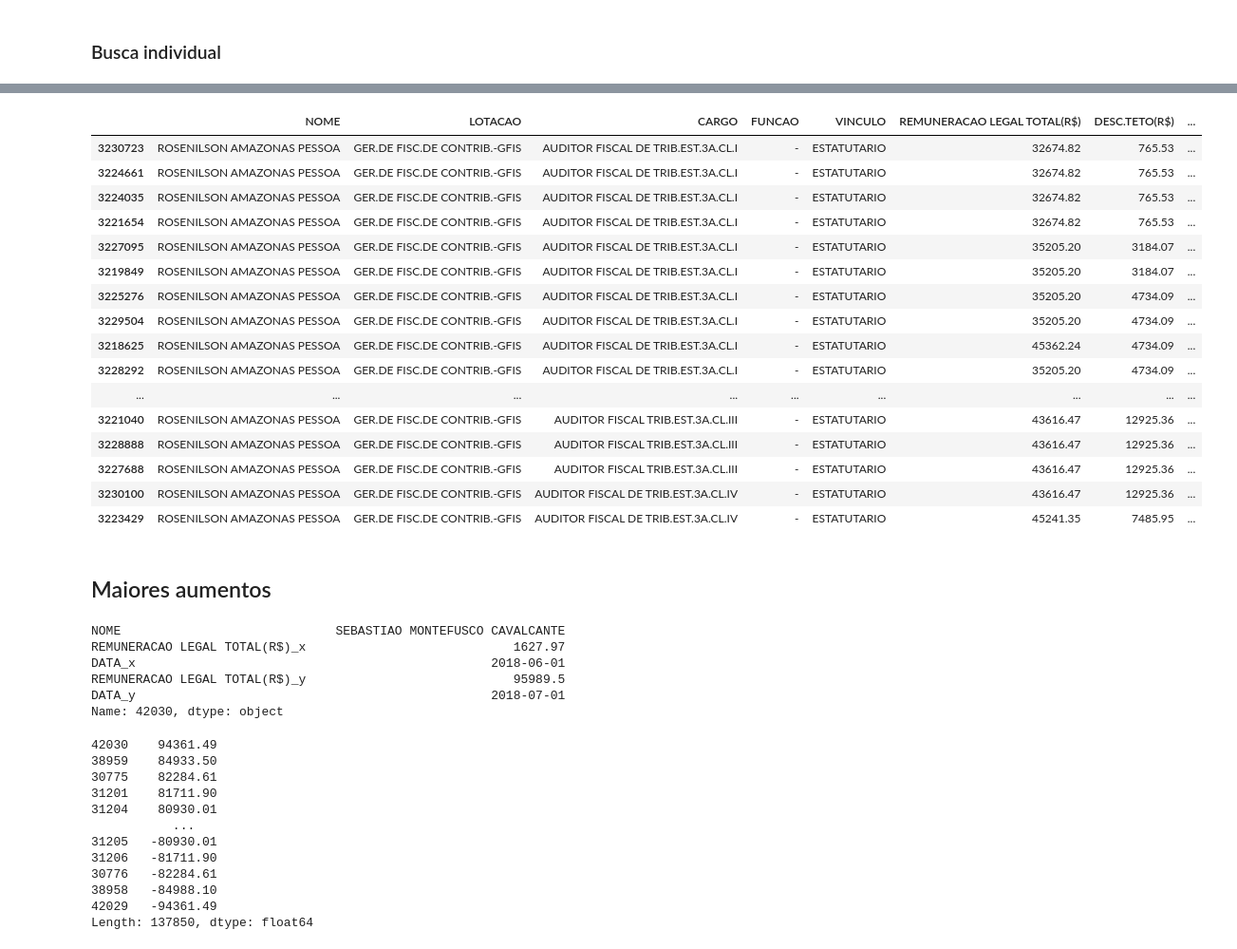
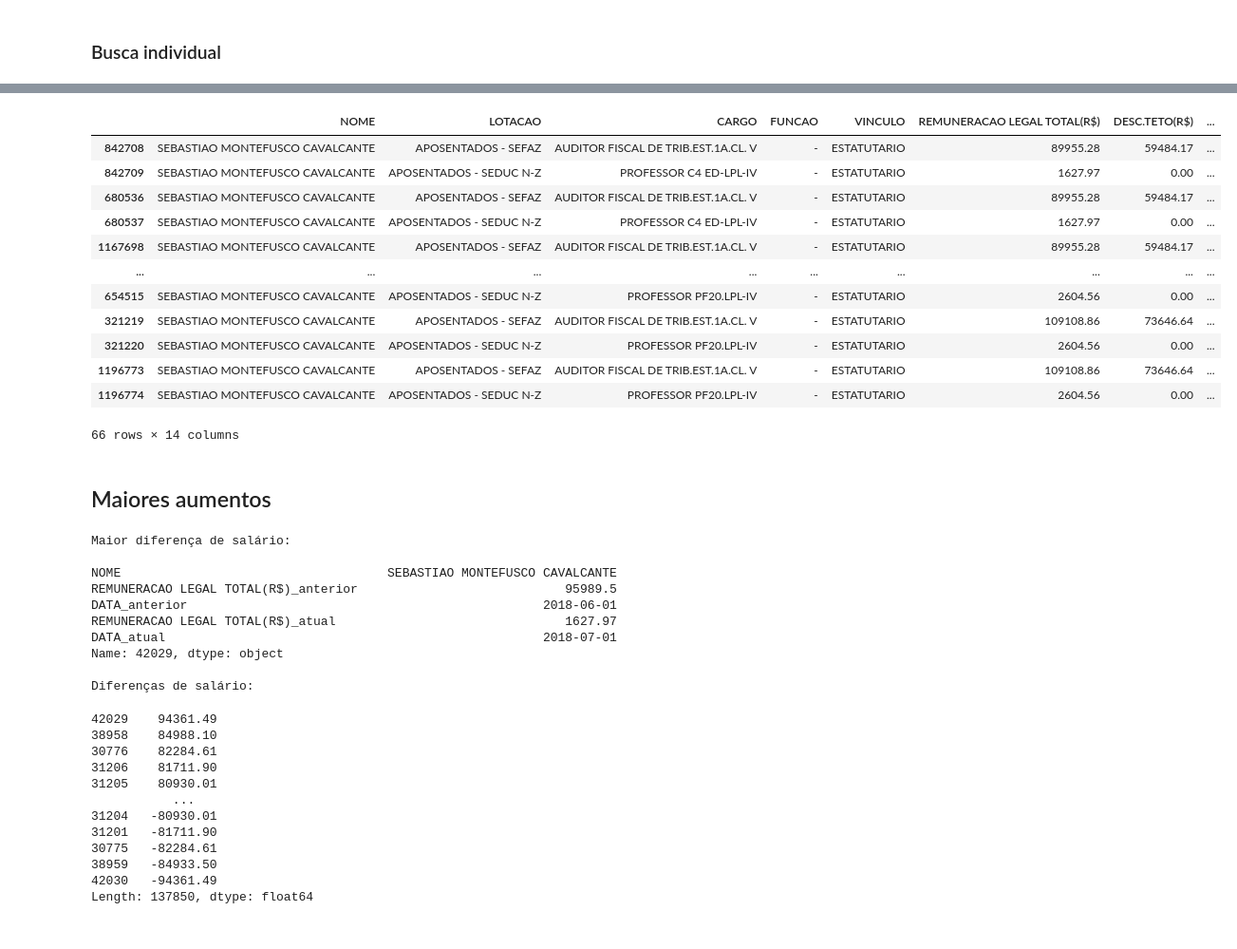
Before and after one commit to ViniPessoa8/PAIC, a Jupyter notebook: notebooks/plotagens.ipynb, the cells around one changed output, grey strips where cells are left out. Shown at 95% size. Saved outputs shown, nothing was run; the diff lists cells and outputs as text; code cells hidden in the pictures.

```diff
--- a/notebooks/plotagens.ipynb
+++ b/notebooks/plotagens.ipynb
@@ -256,10 +256,13 @@ Demissões:
 # %% [markdown]
 ### Busca individual
 # %%
-nome = 'ROSENILSON AMAZONAS PESSOA'
-busca = rem_serv.loc[(rem_serv.NOME == nome)].sort_values('DATA')
-fig = px.line(busca, title='Remuneração de '+nome+', 2018', y='REMUNERACAO LEGAL TOTAL(R$)', x='DATA', color='ORGAO')
-fig.show()
+nome      = 'SEBASTIAO MONTEFUSCO CAVALCANTE'
+busca     = rem_serv.loc[(rem_serv.NOME == nome)].sort_values('DATA')
+fig_org   = px.line(busca, title='Remuneração Legal Total de '+nome+' por Órgão e Data', y='REMUNERACAO LEGAL TOTAL(R$)', x='DATA', color='ORGAO')
+fig_cargo = px.line(busca, title='Remuneração Legal Total de '+nome+' por Cargo e Data', y='REMUNERACAO LEGAL TOTAL(R$)', x='DATA', color='CARGO')
+
+fig_org.show()
+fig_cargo.show()
 busca
 # %% [output]
 [interactive output not drawn]
@@ -266,20 +270,16 @@ busca
 |  | NOME | LOTACAO | CARGO | FUNCAO | VINCULO | REMUNERACAO LEGAL TOTAL(R$) | DESC.TETO(R$) | ... |
-| 3230723 | ROSENILSON AMAZONAS PESSOA | GER.DE FISC.DE CONTRIB.-GFIS | AUDITOR FISCAL DE TRIB.EST.3A.CL.I | - | ESTATUTARIO | 32674.82 | 765.53 | ... |
-| 3224661 | ROSENILSON AMAZONAS PESSOA | GER.DE FISC.DE CONTRIB.-GFIS | AUDITOR FISCAL DE TRIB.EST.3A.CL.I | - | ESTATUTARIO | 32674.82 | 765.53 | ... |
-| 3224035 | ROSENILSON AMAZONAS PESSOA | GER.DE FISC.DE CONTRIB.-GFIS | AUDITOR FISCAL DE TRIB.EST.3A.CL.I | - | ESTATUTARIO | 32674.82 | 765.53 | ... |
-| 3221654 | ROSENILSON AMAZONAS PESSOA | GER.DE FISC.DE CONTRIB.-GFIS | AUDITOR FISCAL DE TRIB.EST.3A.CL.I | - | ESTATUTARIO | 32674.82 | 765.53 | ... |
-| 3227095 | ROSENILSON AMAZONAS PESSOA | GER.DE FISC.DE CONTRIB.-GFIS | AUDITOR FISCAL DE TRIB.EST.3A.CL.I | - | ESTATUTARIO | 35205.20 | 3184.07 | ... |
-| 3219849 | ROSENILSON AMAZONAS PESSOA | GER.DE FISC.DE CONTRIB.-GFIS | AUDITOR FISCAL DE TRIB.EST.3A.CL.I | - | ESTATUTARIO | 35205.20 | 3184.07 | ... |
-| 3225276 | ROSENILSON AMAZONAS PESSOA | GER.DE FISC.DE CONTRIB.-GFIS | AUDITOR FISCAL DE TRIB.EST.3A.CL.I | - | ESTATUTARIO | 35205.20 | 4734.09 | ... |
-| 3229504 | ROSENILSON AMAZONAS PESSOA | GER.DE FISC.DE CONTRIB.-GFIS | AUDITOR FISCAL DE TRIB.EST.3A.CL.I | - | ESTATUTARIO | 35205.20 | 4734.09 | ... |
-| 3218625 | ROSENILSON AMAZONAS PESSOA | GER.DE FISC.DE CONTRIB.-GFIS | AUDITOR FISCAL DE TRIB.EST.3A.CL.I | - | ESTATUTARIO | 45362.24 | 4734.09 | ... |
-| 3228292 | ROSENILSON AMAZONAS PESSOA | GER.DE FISC.DE CONTRIB.-GFIS | AUDITOR FISCAL DE TRIB.EST.3A.CL.I | - | ESTATUTARIO | 35205.20 | 4734.09 | ... |
+| 842708 | SEBASTIAO MONTEFUSCO CAVALCANTE | APOSENTADOS - SEFAZ | AUDITOR FISCAL DE TRIB.EST.1A.CL. V | - | ESTATUTARIO | 89955.28 | 59484.17 | ... |
+| 842709 | SEBASTIAO MONTEFUSCO CAVALCANTE | APOSENTADOS - SEDUC N-Z | PROFESSOR C4 ED-LPL-IV | - | ESTATUTARIO | 1627.97 | 0.00 | ... |
+| 680536 | SEBASTIAO MONTEFUSCO CAVALCANTE | APOSENTADOS - SEFAZ | AUDITOR FISCAL DE TRIB.EST.1A.CL. V | - | ESTATUTARIO | 89955.28 | 59484.17 | ... |
+| 680537 | SEBASTIAO MONTEFUSCO CAVALCANTE | APOSENTADOS - SEDUC N-Z | PROFESSOR C4 ED-LPL-IV | - | ESTATUTARIO | 1627.97 | 0.00 | ... |
+| 1167698 | SEBASTIAO MONTEFUSCO CAVALCANTE | APOSENTADOS - SEFAZ | AUDITOR FISCAL DE TRIB.EST.1A.CL. V | - | ESTATUTARIO | 89955.28 | 59484.17 | ... |
 | ... | ... | ... | ... | ... | ... | ... | ... | ... |
-| 3221040 | ROSENILSON AMAZONAS PESSOA | GER.DE FISC.DE CONTRIB.-GFIS | AUDITOR FISCAL TRIB.EST.3A.CL.III | - | ESTATUTARIO | 43616.47 | 12925.36 | ... |
-| 3228888 | ROSENILSON AMAZONAS PESSOA | GER.DE FISC.DE CONTRIB.-GFIS | AUDITOR FISCAL TRIB.EST.3A.CL.III | - | ESTATUTARIO | 43616.47 | 12925.36 | ... |
-| 3227688 | ROSENILSON AMAZONAS PESSOA | GER.DE FISC.DE CONTRIB.-GFIS | AUDITOR FISCAL TRIB.EST.3A.CL.III | - | ESTATUTARIO | 43616.47 | 12925.36 | ... |
-| 3230100 | ROSENILSON AMAZONAS PESSOA | GER.DE FISC.DE CONTRIB.-GFIS | AUDITOR FISCAL DE TRIB.EST.3A.CL.IV | - | ESTATUTARIO | 43616.47 | 12925.36 | ... |
-| 3223429 | ROSENILSON AMAZONAS PESSOA | GER.DE FISC.DE CONTRIB.-GFIS | AUDITOR FISCAL DE TRIB.EST.3A.CL.IV | - | ESTATUTARIO | 45241.35 | 7485.95 | ... |
+| 654515 | SEBASTIAO MONTEFUSCO CAVALCANTE | APOSENTADOS - SEDUC N-Z | PROFESSOR PF20.LPL-IV | - | ESTATUTARIO | 2604.56 | 0.00 | ... |
+| 321219 | SEBASTIAO MONTEFUSCO CAVALCANTE | APOSENTADOS - SEFAZ | AUDITOR FISCAL DE TRIB.EST.1A.CL. V | - | ESTATUTARIO | 109108.86 | 73646.64 | ... |
+| 321220 | SEBASTIAO MONTEFUSCO CAVALCANTE | APOSENTADOS - SEDUC N-Z | PROFESSOR PF20.LPL-IV | - | ESTATUTARIO | 2604.56 | 0.00 | ... |
+| 1196773 | SEBASTIAO MONTEFUSCO CAVALCANTE | APOSENTADOS - SEFAZ | AUDITOR FISCAL DE TRIB.EST.1A.CL. V | - | ESTATUTARIO | 109108.86 | 73646.64 | ... |
+| 1196774 | SEBASTIAO MONTEFUSCO CAVALCANTE | APOSENTADOS - SEDUC N-Z | PROFESSOR PF20.LPL-IV | - | ESTATUTARIO | 2604.56 | 0.00 | ... |
+66 rows × 14 columns
 # %% [markdown]
 ## Maiores aumentos
 # %%
@@ -295,13 +295,14 @@ else:
 rem_atual = df_mes_atual[['NOME', 'REMUNERACAO LEGAL TOTAL(R$)', 'DATA']]
 rem_anterior = df_mes_anterior[['NOME', 'REMUNERACAO LEGAL TOTAL(R$)', 'DATA']]
 
-inner_join = pd.merge(rem_anterior, rem_atual, how='inner', on='NOME')
-diff = inner_join['REMUNERACAO LEGAL TOTAL(R$)_y'] - inner_join['REMUNERACAO LEGAL TOTAL(R$)_x']
+inner_join = pd.merge(rem_anterior, rem_atual, how='inner', on='NOME', suffixes=('_anterior', '_atual'))
+diff = inner_join['REMUNERACAO LEGAL TOTAL(R$)_anterior'] - inner_join['REMUNERACAO LEGAL TOTAL(R$)_atual']
 diff = diff.sort_values(ascending=False)
 maior_diff = diff.index.values.astype(int)[0]
+print("Maior diferença de salário:\n")
 print(inner_join.iloc[maior_diff])
+print("\nDiferenças de salário:")
 diff
-
 
 # df_final = pd.merge()
 # diff = df_mes_atual['REMUNERACAO LEGAL TOTAL(R$)'] # - df_mes_anterior['REMUNERACAO LEGAL TOTAL(R$)']
@@ -311,21 +312,25 @@ diff
 # df_mes_atual = rem_serv.loc[(),]
 # df_mes_passado
 # %% [output]
-NOME                             SEBASTIAO MONTEFUSCO CAVALCANTE
-REMUNERACAO LEGAL TOTAL(R$)_x                            1627.97
-DATA_x                                                2018-06-01
-REMUNERACAO LEGAL TOTAL(R$)_y                            95989.5
-DATA_y                                                2018-07-01
-Name: 42030, dtype: object
+Maior diferença de salário:
+
+NOME                                    SEBASTIAO MONTEFUSCO CAVALCANTE
+REMUNERACAO LEGAL TOTAL(R$)_anterior                            95989.5
+DATA_anterior                                                2018-06-01
+REMUNERACAO LEGAL TOTAL(R$)_atual                               1627.97
+DATA_atual                                                   2018-07-01
+Name: 42029, dtype: object
+
+Diferenças de salário:
-42030    94361.49
-38959    84933.50
-30775    82284.61
-31201    81711.90
-31204    80930.01
+42029    94361.49
+38958    84988.10
+30776    82284.61
+31206    81711.90
+31205    80930.01
            ...
-31205   -80930.01
-31206   -81711.90
-30776   -82284.61
-38958   -84988.10
-42029   -94361.49
+31204   -80930.01
+31201   -81711.90
+30775   -82284.61
+38959   -84933.50
+42030   -94361.49
 Length: 137850, dtype: float64
```
Also changed, not shown: parts of 1 cell of this notebook.
